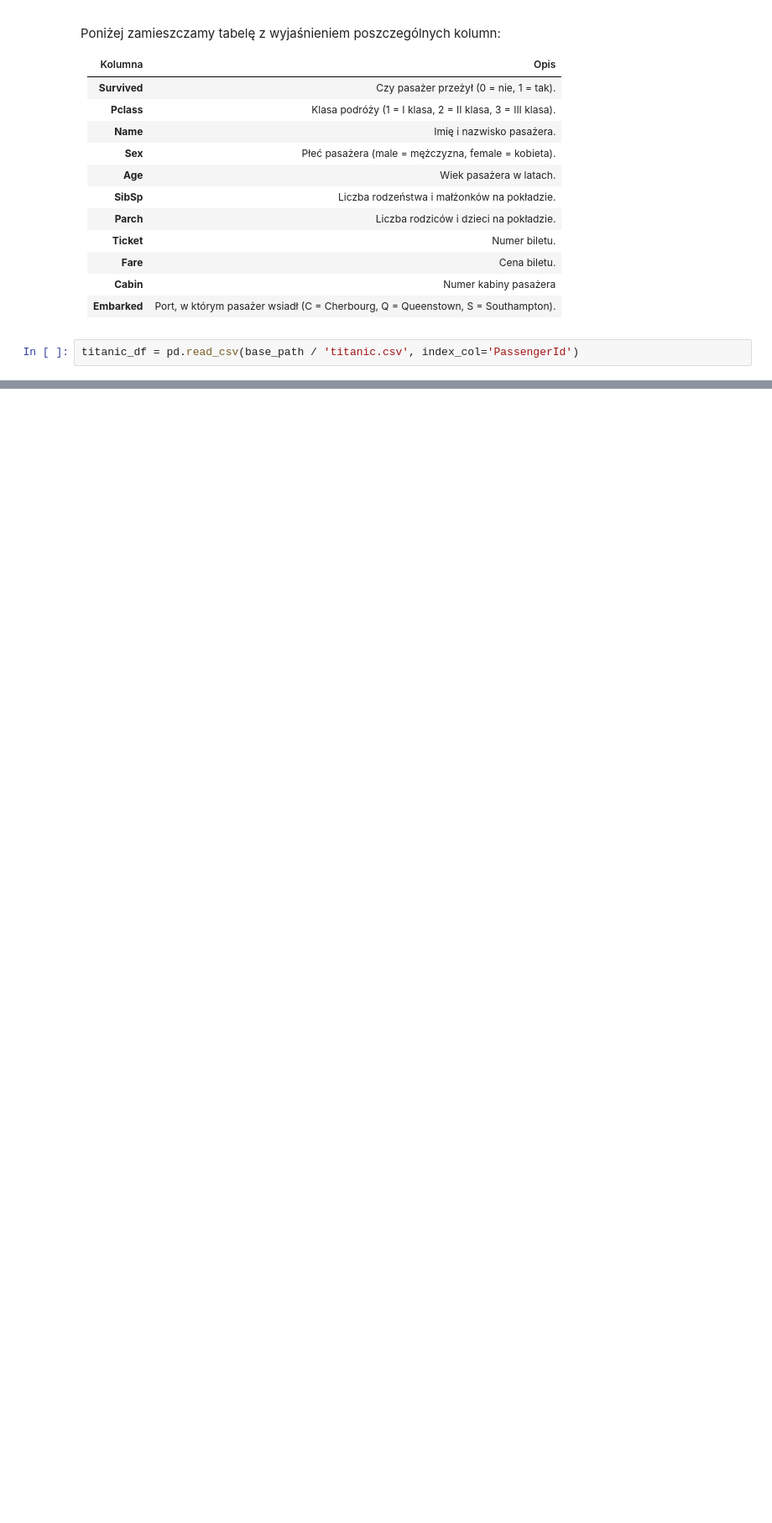
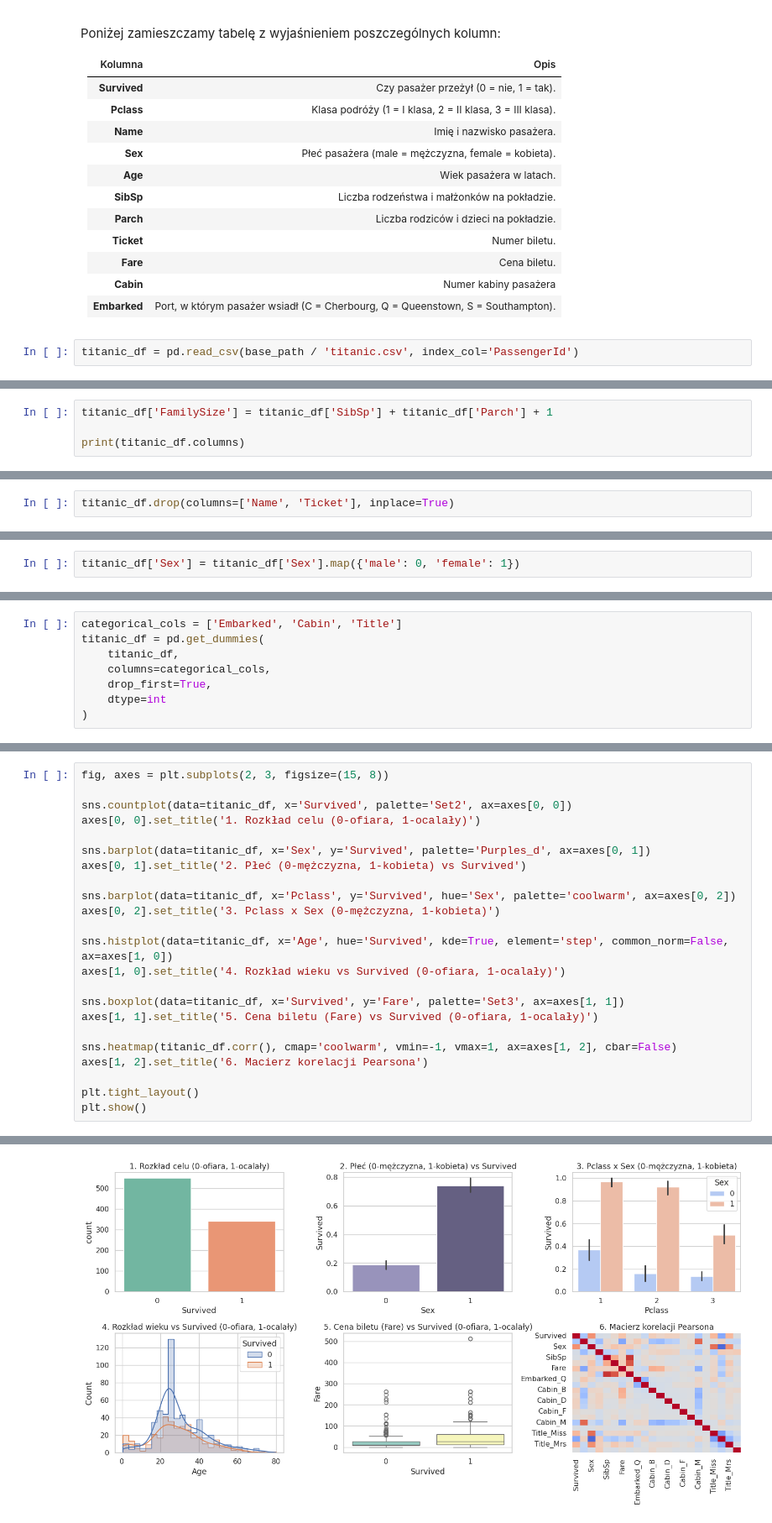
Before and after one commit to Solvro/ml-wakacyjne-wyzwanie-2026, a Jupyter notebook: 01_przetwarzanie_wizualizacja_danych/EDA_zadanie.ipynb, the cells around one changed output, grey strips where cells are left out. Shown at 84% size. Drawn from its saved outputs; the diff is of its cells as text; blank space fills up the shorter version.

```diff
--- a/01_przetwarzanie_wizualizacja_danych/EDA_zadanie.ipynb
+++ b/01_przetwarzanie_wizualizacja_danych/EDA_zadanie.ipynb
@@ -81,0 +187,4 @@ array([nan, 'C', 'E', 'G', 'D', 'A', 'B', 'F', 'T'], dtype=object)
+# %%
+titanic_df['FamilySize'] = titanic_df['SibSp'] + titanic_df['Parch'] + 1
+
+print(titanic_df.columns)
@@ -81,0 +199,2 @@ array([nan, 'C', 'E', 'G', 'D', 'A', 'B', 'F', 'T'], dtype=object)
+# %%
+titanic_df.drop(columns=['Name', 'Ticket'], inplace=True)
@@ -81,0 +205,2 @@ array([nan, 'C', 'E', 'G', 'D', 'A', 'B', 'F', 'T'], dtype=object)
+# %%
+titanic_df['Sex'] = titanic_df['Sex'].map({'male': 0, 'female': 1})
@@ -81,0 +209,8 @@ array([nan, 'C', 'E', 'G', 'D', 'A', 'B', 'F', 'T'], dtype=object)
+# %%
+categorical_cols = ['Embarked', 'Cabin', 'Title']
+titanic_df = pd.get_dummies(
+    titanic_df,
+    columns=categorical_cols,
+    drop_first=True,
+    dtype=int
+)
@@ -81,0 +286,24 @@ array([nan, 'C', 'E', 'G', 'D', 'A', 'B', 'F', 'T'], dtype=object)
+# %%
+fig, axes = plt.subplots(2, 3, figsize=(15, 8))
+
+sns.countplot(data=titanic_df, x='Survived', palette='Set2', ax=axes[0, 0])
+axes[0, 0].set_title('1. Rozkład celu (0-ofiara, 1-ocalały)')
+
+sns.barplot(data=titanic_df, x='Sex', y='Survived', palette='Purples_d', ax=axes[0, 1])
+axes[0, 1].set_title('2. Płeć (0-mężczyzna, 1-kobieta) vs Survived')
+
+sns.barplot(data=titanic_df, x='Pclass', y='Survived', hue='Sex', palette='coolwarm', ax=axes[0, 2])
+axes[0, 2].set_title('3. Pclass x Sex (0-mężczyzna, 1-kobieta)')
+
+sns.histplot(data=titanic_df, x='Age', hue='Survived', kde=True, element='step', common_norm=False, ax=axes[1, 0])
+axes[1, 0].set_title('4. Rozkład wieku vs Survived (0-ofiara, 1-ocalały)')
+
+sns.boxplot(data=titanic_df, x='Survived', y='Fare', palette='Set3', ax=axes[1, 1])
+axes[1, 1].set_title('5. Cena biletu (Fare) vs Survived (0-ofiara, 1-ocalały)')
+
+sns.heatmap(titanic_df.corr(), cmap='coolwarm', vmin=-1, vmax=1, ax=axes[1, 2], cbar=False)
+axes[1, 2].set_title('6. Macierz korelacji Pearsona')
+
+plt.tight_layout()
+plt.show()
+# %% [output]
@@ -81,0 +321 @@ array([nan, 'C', 'E', 'G', 'D', 'A', 'B', 'F', 'T'], dtype=object)
+[figure, added]
```
Also changed, not shown: parts of 27 cells of this notebook.
